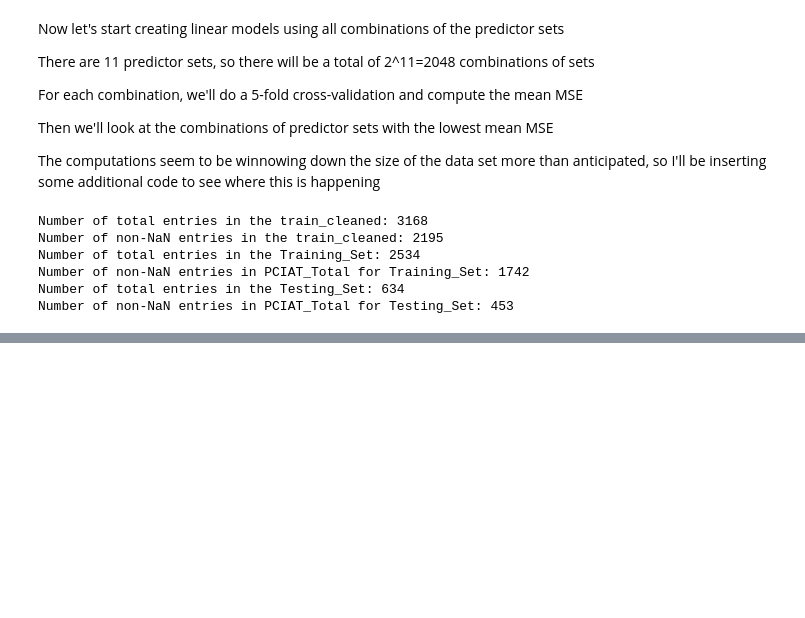
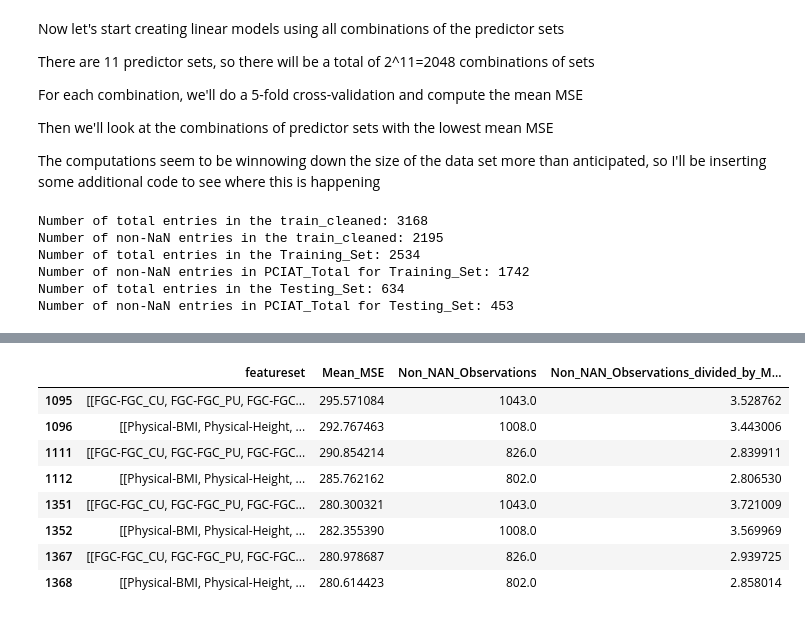
Before and after one commit to aarondweinberg/CMI_problematic_internet_use, a Jupyter notebook: EDA_AW.ipynb, the cells around one changed output, grey strips where cells are left out. Cells and saved outputs as stored; diff of their text form; code cells hidden in the pictures; blank space fills up the shorter version.

```diff
--- a/EDA_AW.ipynb
+++ b/EDA_AW.ipynb
@@ -623,0 +595,13 @@ plt.show()
+# %%
+# Identify rows in MSE_Group_Comparison with Mean_MSE less than 296 and Non_NAN_Observations between 750 and 1100
+MSE_Group_Comparison[(MSE_Group_Comparison['Mean_MSE'] < 296) & (MSE_Group_Comparison['Non_NAN_Observations'] > 750) & (MSE_Group_Comparison['Non_NAN_Observations'] < 1100)]
+# %% [output]
+|  | featureset | Mean_MSE | Non_NAN_Observations | Non_NAN_Observations_divided_by_M... |
+| 1095 | [[FGC-FGC_CU, FGC-FGC_PU, FGC-FGC... | 295.571084 | 1043.0 | 3.528762 |
+| 1096 | [[Physical-BMI, Physical-Height, ... | 292.767463 | 1008.0 | 3.443006 |
+| 1111 | [[FGC-FGC_CU, FGC-FGC_PU, FGC-FGC... | 290.854214 | 826.0 | 2.839911 |
+| 1112 | [[Physical-BMI, Physical-Height, ... | 285.762162 | 802.0 | 2.806530 |
+| 1351 | [[FGC-FGC_CU, FGC-FGC_PU, FGC-FGC... | 280.300321 | 1043.0 | 3.721009 |
+| 1352 | [[Physical-BMI, Physical-Height, ... | 282.355390 | 1008.0 | 3.569969 |
+| 1367 | [[FGC-FGC_CU, FGC-FGC_PU, FGC-FGC... | 280.978687 | 826.0 | 2.939725 |
+| 1368 | [[Physical-BMI, Physical-Height, ... | 280.614423 | 802.0 | 2.858014 |
```
Also changed, not shown: parts of 9 cells of this notebook.
